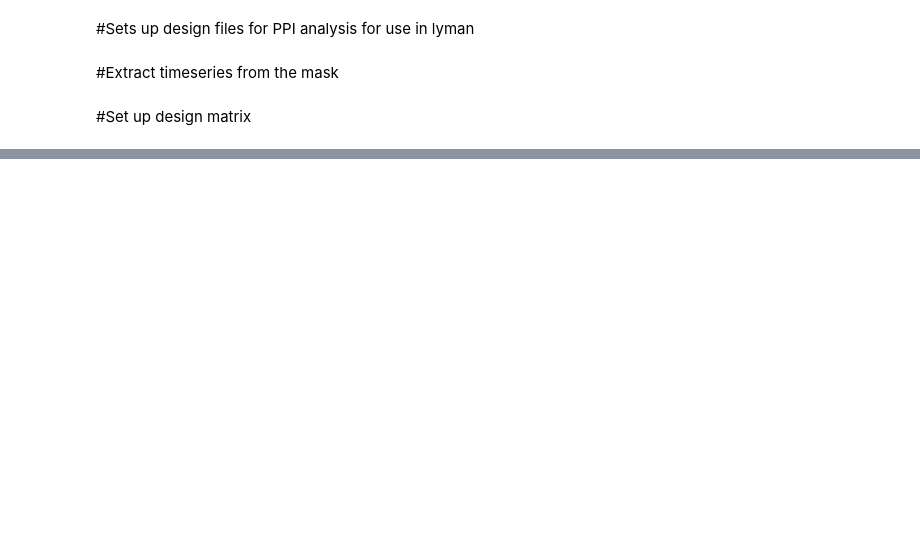
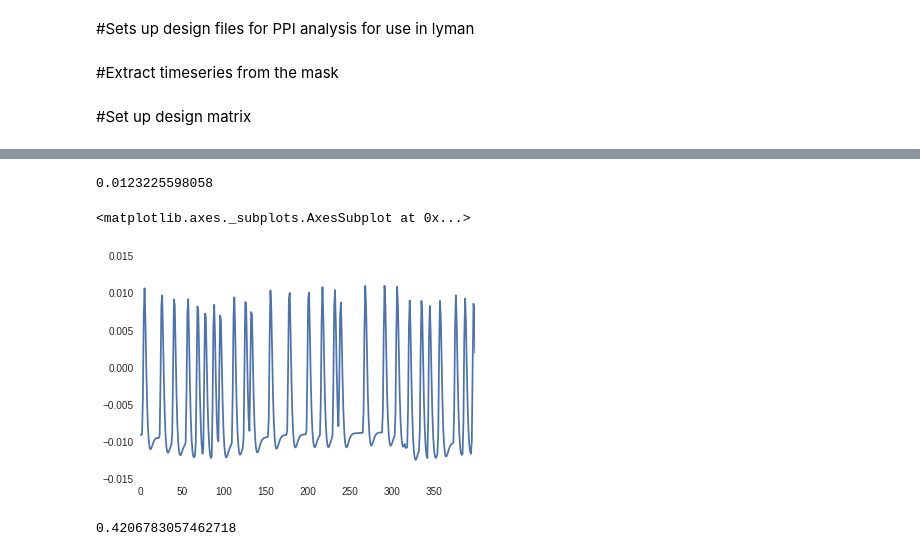
Before and after one commit to iancballard/fd_fmri, a Jupyter notebook: ppi_analysis.ipynb, the cells around one changed output, grey strips where cells are left out. Drawn from its saved outputs; the diff is of its cells as text; code cells hidden in the pictures; blank space fills up the shorter version.

```diff
--- a/ppi_analysis.ipynb
+++ b/ppi_analysis.ipynb
@@ -200,0 +272,15 @@ for sub in sub_list:
+# %%
+diff = max(regressors['A'])  - (max(regressors['A']) - min(regressors['A']))/2
+b = regressors['A'] - diff
+# print (max(regressors['A']) - min(regressors['A']))/2
+# print np.mean(regressors['A'])
+print (max(regressors['A']) - min(regressors['A']))/2
+sns.tsplot(b[0:400])
+# %% [output]
+0.0123225598058
+<matplotlib.axes._subplots.AxesSubplot at 0x...>
+[figure, added]
+# %%
+np.dot(regressors['A'].values,regressors['mOFC'].values )
+# %% [output]
+0.4206783057462718
```
Also changed, not shown: parts of 4 cells of this notebook.
